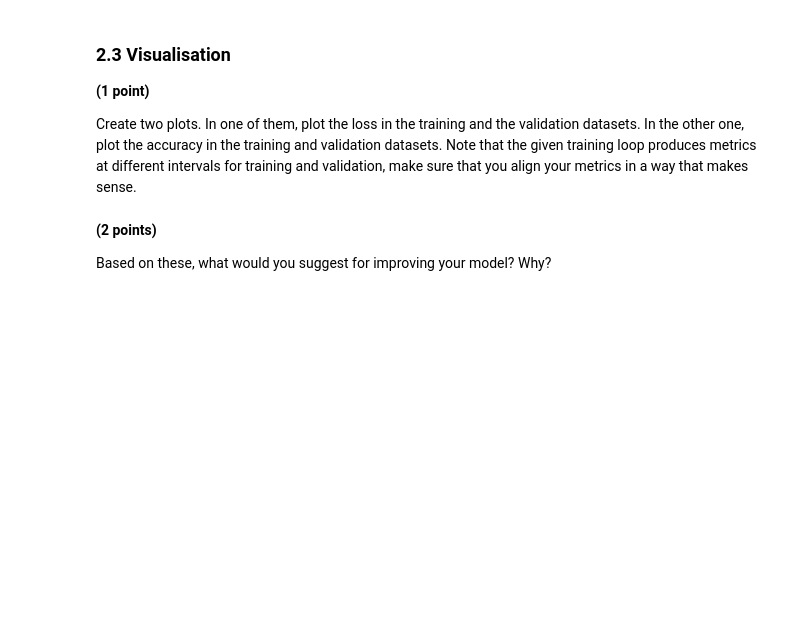
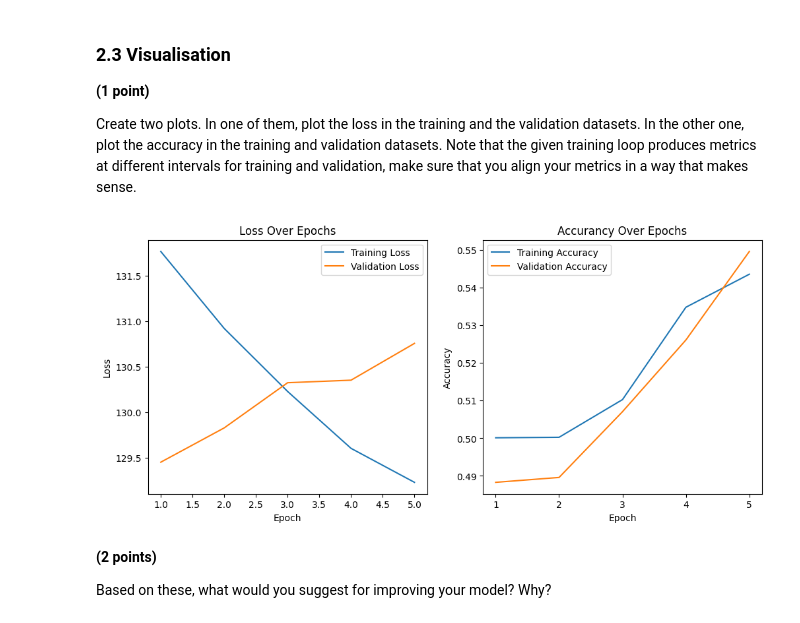
Before and after one commit to chenbin234/SSY340_Deep_machine_learning, a Jupyter notebook: HA1/HA1.ipynb, the cells around one changed output. Cells and saved outputs as stored; diff of their text form; code cells hidden in the pictures; blank space fills up the shorter version.

```diff
--- a/HA1/HA1.ipynb
+++ b/HA1/HA1.ipynb
@@ -480,3 +441,10 @@ small_val_dataloader = MyDataLoader(small_val_dataset, batch_size=len(small_val_
+# %%
+# YOUR CODE HERE
+small_train_dataset = DogsCatsData(small_train_path, transform2)
+small_val_dataset = DogsCatsData(small_val_path, transform2)
+
+small_train_dataloader = DataLoader(small_train_dataset, batch_size=64, shuffle=True)
+small_val_dataloader = DataLoader(small_val_dataset, batch_size=64)
 # %% [markdown]
 ---
 ## 2. Training
@@ -513,14 +481,16 @@ class FirstCnn(nn.Module):
         self.conv1 = nn.Conv2d(in_channels=3, out_channels=10, kernel_size=3, stride=1, padding=0)
         self.conv2 = nn.Conv2d(in_channels=10,out_channels=10, kernel_size=3, stride=1, padding=0)
         self.fc1 = nn.Linear(self._output_size(), 1)
-        self.sigmoid = nn.Sigmoid()
+        # self.sigmoid = nn.Sigmoid()
 
     def forward(self, input_batch):
         x = F.relu(self.conv1(input_batch))
         x = F.max_pool2d(x, kernel_size=2)
         x = F.relu(self.conv2(x))
         x = x.view(-1, self._output_size())
-        x = self.sigmoid(self.fc1(x))
+        # x = self.sigmoid(self.fc1(x))
+        x = self.fc1(x)
+
         return x.squeeze()
 
     def _output_size(self):
@@ -697,7 +666,8 @@ Hints:
 - Training on a CPU is slow and in the beginning you just want to verify that your architecture actually produces a predicition with the correct shape. Make everything you can to speed up the prototyping phase, e.g. train only for a single epoch and make the images ridiculously small.
 # %%
 # YOUR CODE HERE
-optimizer =
+loss_fn = nn.CrossEntropyLoss()
+optimizer = torch.optim.Adam(model.parameters(), lr=1e-4)
+num_epochs = 5
 
-
-training_loop(model, optimizer, loss_fn, train_loader, val_loader, num_epochs, print_every)
+first_model, first_train_losses, first_train_accs, first_val_losses, first_val_accs = training_loop(model, optimizer, loss_fn, small_train_dataloader, small_val_dataloader, num_epochs=num_epochs, print_every=10)
@@ -713,3 +699,43 @@ Note that the given training loop produces metrics at different intervals for tr
+# %%
+# YOUR CODE HERE
+def window_average(array, dataloader):
+    num_sets = len(array) // len(dataloader)
+    # Initialize an empty list to store the average values
+    averages = []
+    # Iterate through the array and calculate averages
+    for i in range(num_sets):
+        start_index = i * len(dataloader)
+        end_index = (i + 1) * len(dataloader)
+        subset = array[start_index:end_index]
+        avg = np.mean(subset)
+        averages.append(avg)
+    return averages
+
+first_train_losses_window_average = window_average(first_train_losses, small_train_dataloader)
+first_train_accs_window_average = window_average(first_train_accs, small_train_dataloader)
+
+fig, (ax1, ax2) = plt.subplots(nrows=1, ncols=2, figsize=(12,5))
+x = np.arange(1,num_epochs+1)
+
+ax1.plot(x, first_train_losses_window_average, label='Training Loss')
+ax1.plot(x, first_val_losses, label='Validation Loss')
+ax1.set_title('Loss Over Epochs')
+ax1.set_xlabel('Epoch')
+ax1.set_ylabel('Loss')
+ax2.set_xticks(x)
+ax1.legend()
+
+ax2.plot(x, first_train_accs_window_average, label='Training Accuracy')
+ax2.plot(x, first_val_accs, label='Validation Accuracy')
+ax2.set_title('Accurancy Over Epochs')
+ax2.set_xlabel('Epoch')
+ax2.set_ylabel('Accuracy')
+ax2.set_xticks(x)
+ax2.legend()
+
+plt.show()
+# %% [output]
+[figure, added]
 # %% [markdown]
 **(2 points)**
 
```
Also changed, not shown: parts of 8 cells of this notebook.
